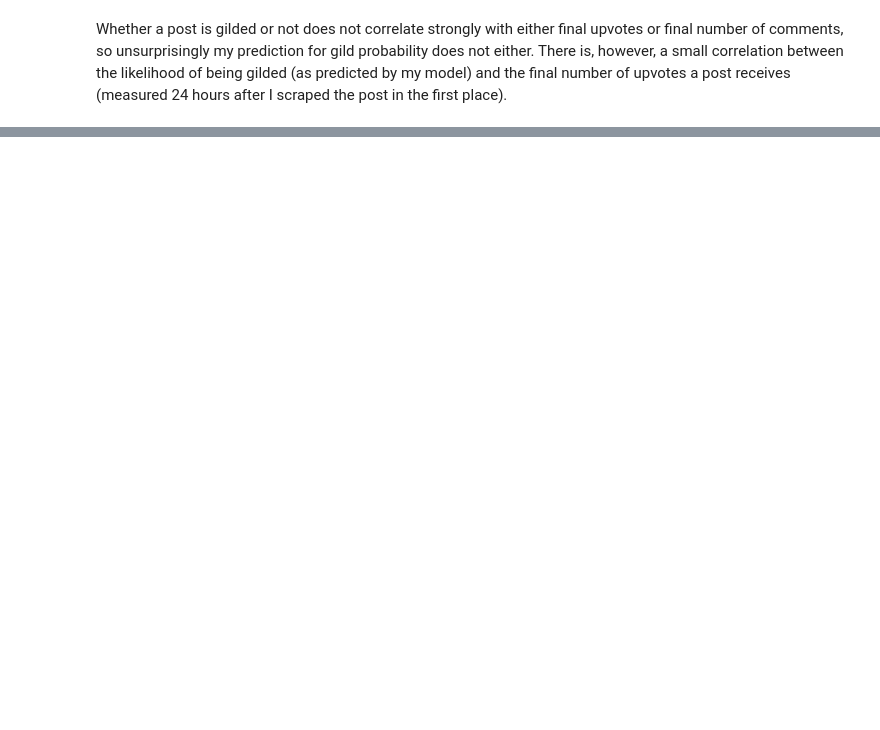
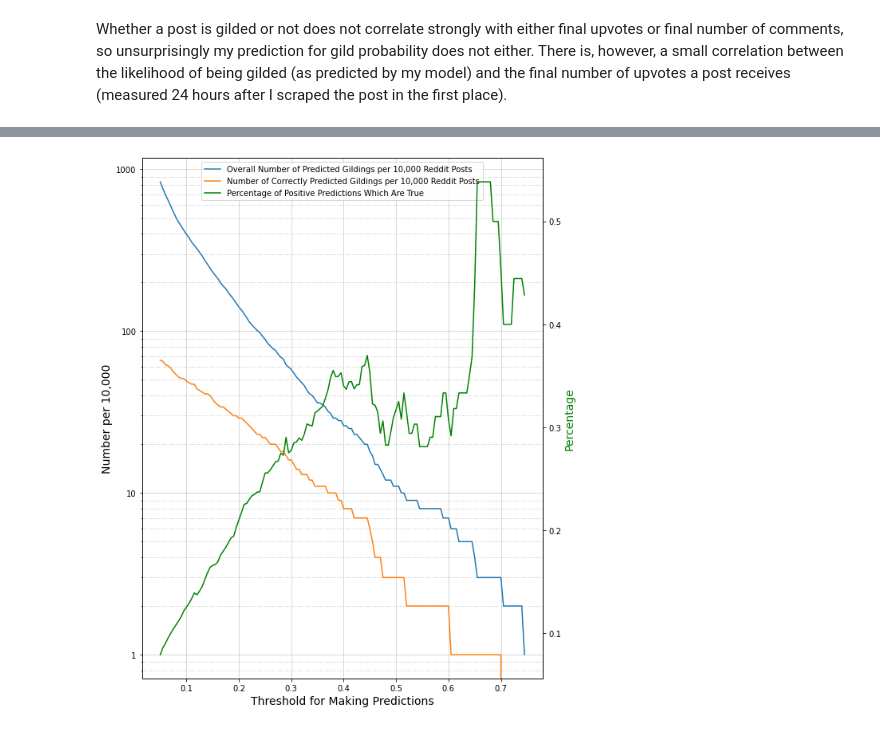
Before and after one commit to DillonNMorse/Reddit_Award_Predictor, a Jupyter notebook: train_model/Model_Testing.ipynb, the cells around one changed output, grey strips where cells are left out. Saved outputs shown, nothing was run; the diff lists cells and outputs as text; code cells hidden in the pictures; blank space fills up the shorter version.

```diff
--- a/train_model/Model_Testing.ipynb
+++ b/train_model/Model_Testing.ipynb
@@ -334,20 +404,18 @@ def pr_from_thresh(thresh, probs, y_true):
 
     predictions = [1 if x >= thresh else 0 for x in probs]
 
+    number_of_predictions = int(sum(predictions)*1e4/len(predictions))
     prec = precision_score(y_true, predictions)
     reca = recall_score(y_true, predictions)
 
-    return prec, reca
+    return prec, reca, number_of_predictions
 
 prob_of_gilding = [x[1] for x in probs]
-thresh_values = np.arange(0.05, 0.85, 0.005)
+thresh_values = np.arange(0.05, 0.75, 0.005)
 precision_recall_scores = pd.DataFrame([[x] + list(pr_from_thresh(x, prob_of_gilding, y_test))
                                         for x in thresh_values
                                        ],
-                                       columns = ['thresh', 'precision', 'recall']
+                                       columns = ['thresh', 'precision', 'recall', 'number_of_predictions']
                                       )
-
-precision_recall_scores['num_predicted'] =\
-precision_recall_scores.apply(lambda x: 1e4*current_ratio*x['recall'], axis = 1 )
-precision_recall_scores['num_true_pos'] =\
-precision_recall_scores.apply(lambda x: 1e4*current_ratio*x['recall']*x['precision'], axis = 1 )
+precision_recall_scores['number_of_correct_predictions'] =\
+precision_recall_scores.apply(lambda x: int(x['precision']*x['number_of_predictions']), axis = 1)
@@ -389,0 +422,36 @@ plt.show()
+# %%
+import matplotlib.ticker as mticker
+
+fig, ax = plt.subplots(1,1, figsize = (9,12))
+
+pl1 = ax.plot(precision_recall_scores['thresh'],
+              precision_recall_scores['number_of_predictions'],
+              label = 'Overall Number of Predicted Gildings per 10,000 Reddit Posts'
+             )
+pl2 = ax.plot(precision_recall_scores['thresh'],
+              precision_recall_scores['number_of_correct_predictions'],
+              label = 'Number of Correctly Predicted Gildings per 10,000 Reddit Posts'
+             )
+ax.set_xlabel('Threshold for Making Predictions', fontsize = 14)
+ax.set_ylabel('Number per 10,000', fontsize = 14)
+ax.set_yscale('log')
+#ax.set_yticks(np.arange(0,1000,5), minor=True)
+#ax.set_yticklabels([1,10,100,1000])
+ax.yaxis.set_major_formatter(mticker.ScalarFormatter())
+
+ax2 = ax.twinx()
+pl3 = ax2.plot(precision_recall_scores['thresh'],
+               precision_recall_scores['precision'],
+               label = 'Percentage of Positive Predictions Which Are True',
+               color = 'green'
+             )
+ax2.set_ylabel('Percentage', fontsize = 14, color = 'green')
+
+plts = pl1 + pl2 + pl3
+labels = [pl.get_label() for pl in plts]
+ax.legend(plts, labels, loc=9)
+ax.grid(b=True, alpha = 0.6, which = 'major')
+ax.grid(b=True, alpha = 0.5, which = 'minor', linestyle = '-.')
+plt.show()
+# %% [output]
+[figure, added]
```
Also changed, not shown: parts of 17 cells of this notebook, 3 other files.
